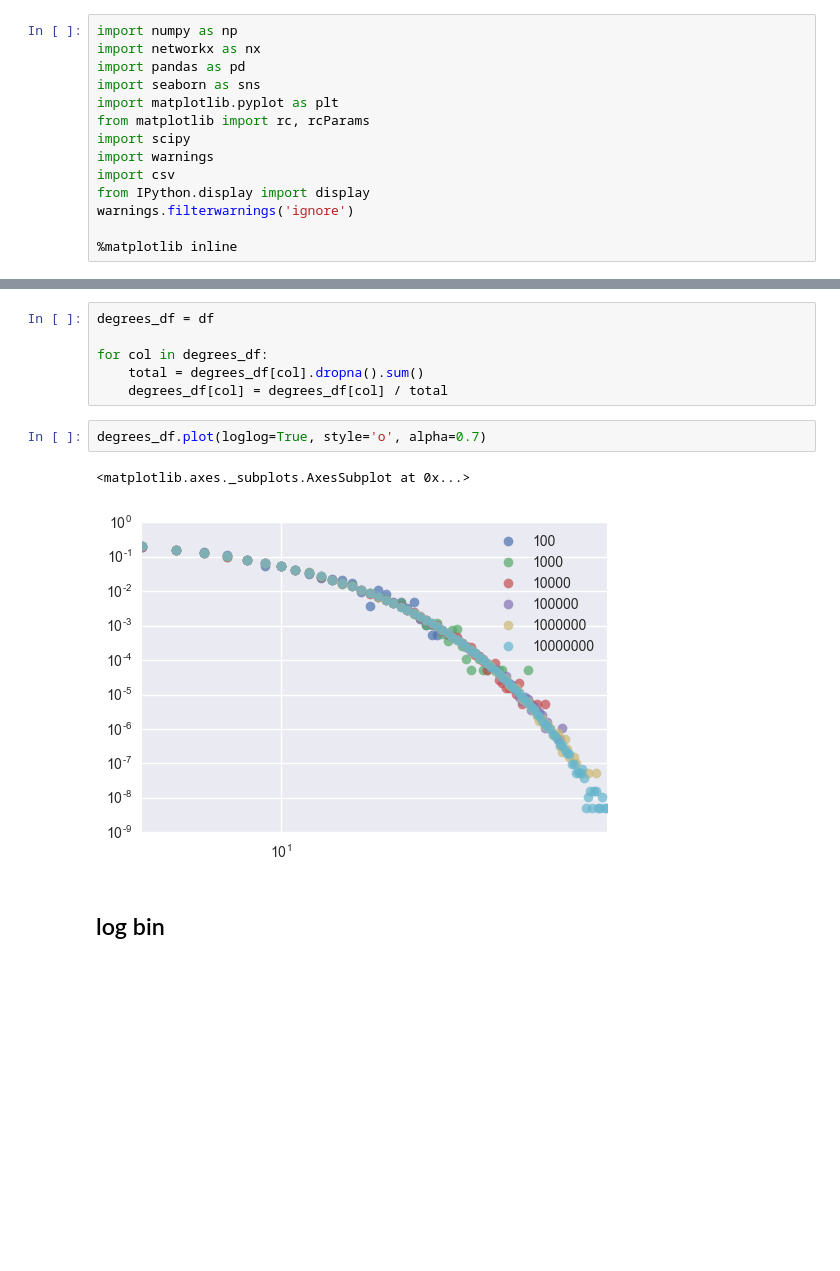
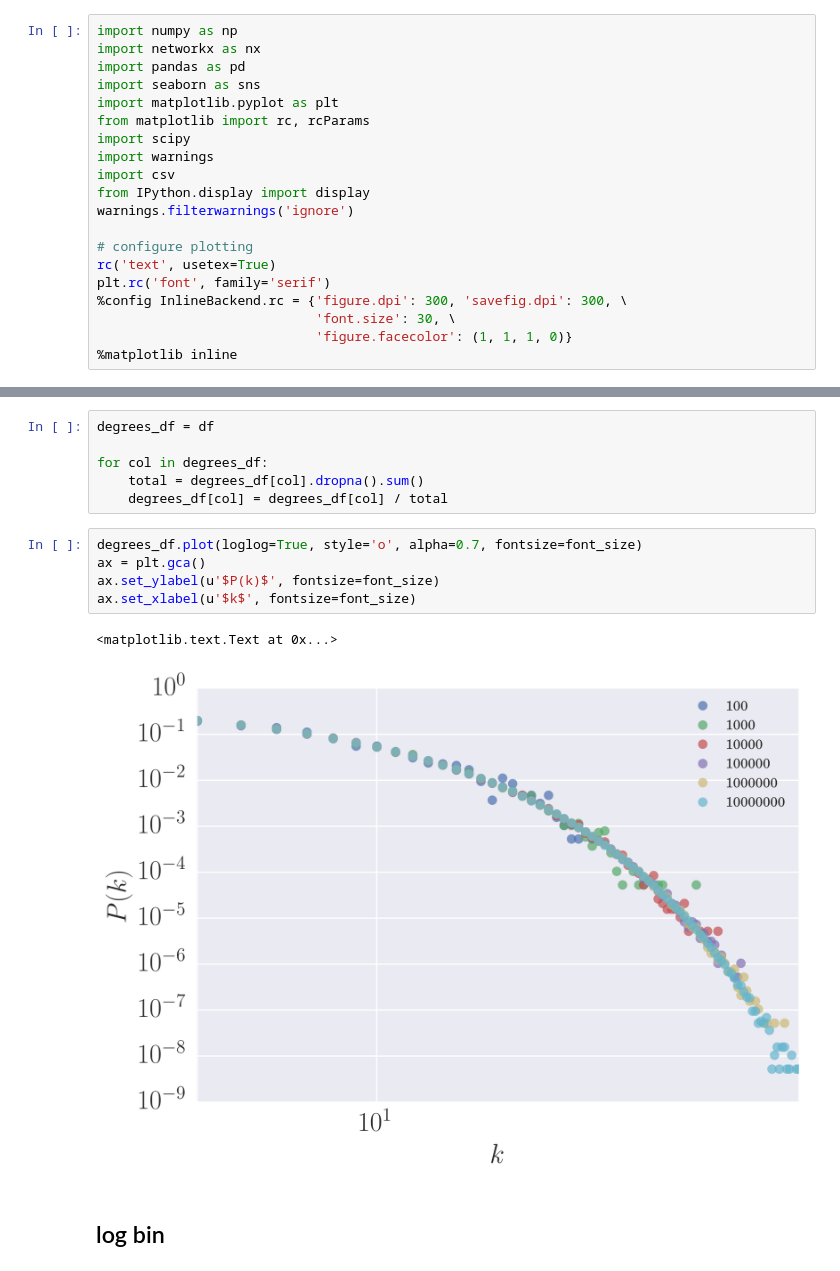
Before and after one commit to lingxz/networks, a Jupyter notebook: random-attachment.ipynb, the cells around one changed output, grey strips where cells are left out. Drawn from its saved outputs; the diff is of its cells as text; blank space fills up the shorter version.

```diff
--- a/random-attachment.ipynb
+++ b/random-attachment.ipynb
@@ -13,6 +13,12 @@ import csv
 from IPython.display import display
 warnings.filterwarnings('ignore')
 
+# configure plotting
+rc('text', usetex=True)
+plt.rc('font', family='serif')
+%config InlineBackend.rc = {'figure.dpi': 300, 'savefig.dpi': 300, \
+                            'font.size': 30, \
+                            'figure.facecolor': (1, 1, 1, 0)}
 %matplotlib inline
 # %%
 %load_ext autoreload
@@ -201,10 +223,13 @@ for col in degrees_df:
     total = degrees_df[col].dropna().sum()
     degrees_df[col] = degrees_df[col] / total
 # %%
-degrees_df.plot(loglog=True, style='o', alpha=0.7)
+degrees_df.plot(loglog=True, style='o', alpha=0.7, fontsize=font_size)
+ax = plt.gca()
+ax.set_ylabel(u'$P(k)$', fontsize=font_size)
+ax.set_xlabel(u'$k$', fontsize=font_size)
 # %% [output]
-<matplotlib.axes._subplots.AxesSubplot at 0x...>
+<matplotlib.text.Text at 0x...>
-[figure, old version]
+[figure, new version]
 # %% [markdown]
 ## log bin
 # %%
```
Also changed, not shown: parts of 16 cells of this notebook, 26 other files.
